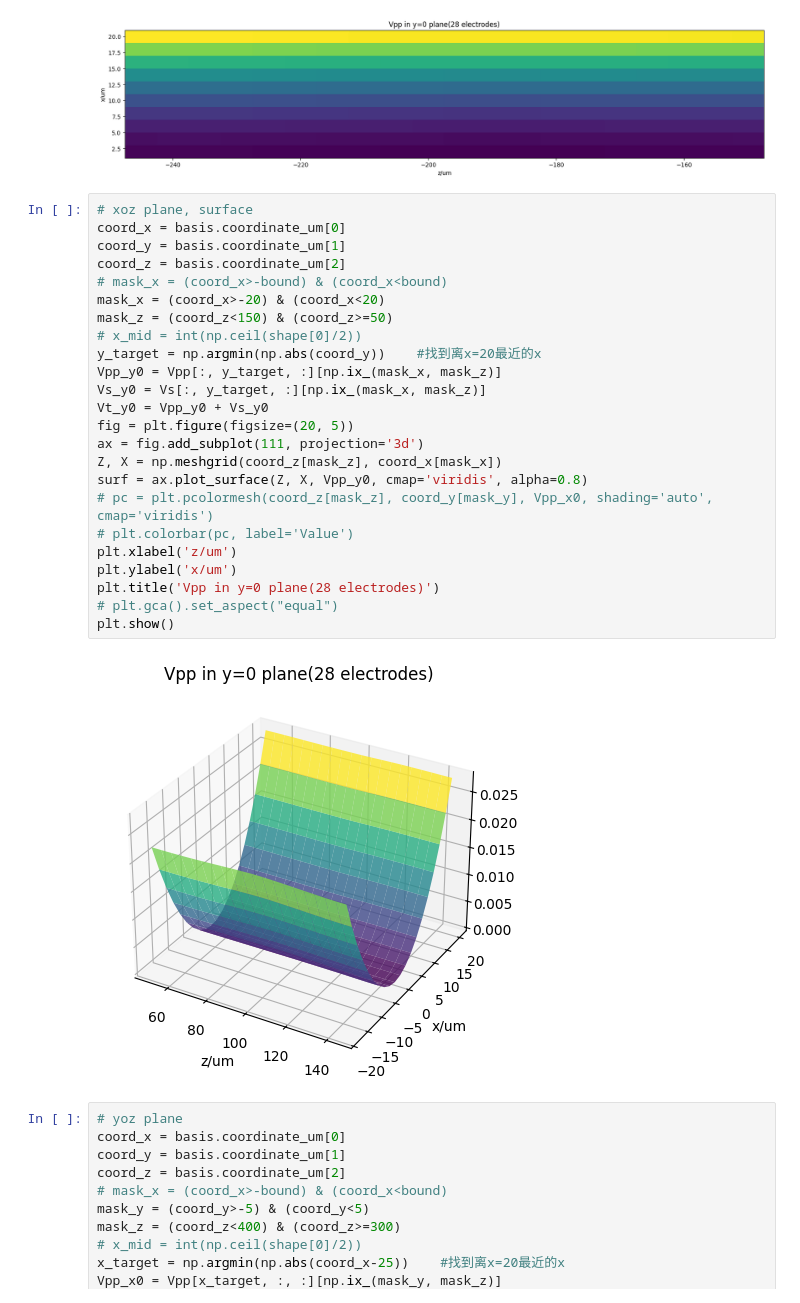
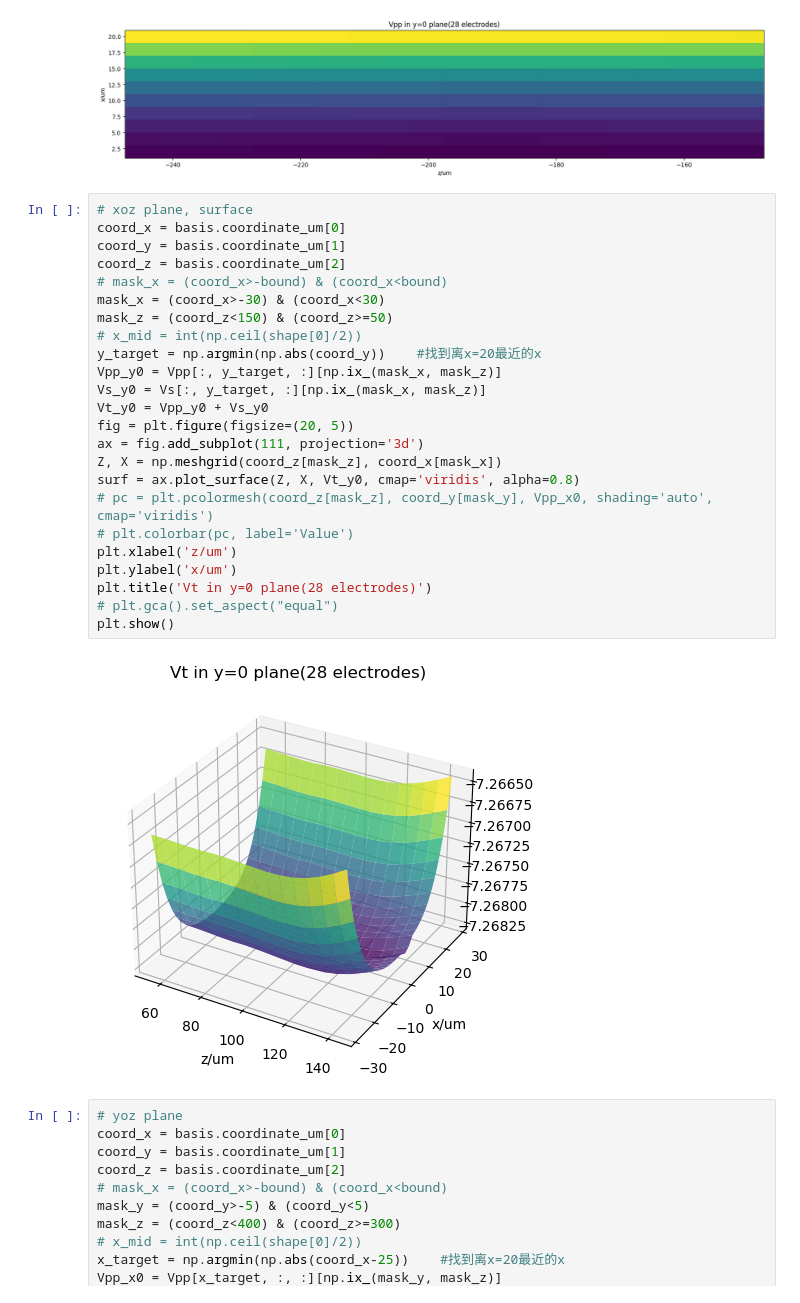
Before and after one commit to ylctql/ion-dynamic-simulation, a Jupyter notebook: src/field.ipynb, the cells around one changed output. Drawn from its saved outputs; the diff is of its cells as text.

```diff
--- a/src/field.ipynb
+++ b/src/field.ipynb
@@ -171,29 +223,29 @@ plt.show()
 # %%
 # xoz plane, surface
 coord_x = basis.coordinate_um[0]
 coord_y = basis.coordinate_um[1]
 coord_z = basis.coordinate_um[2]
 # mask_x = (coord_x>-bound) & (coord_x<bound)
-mask_x = (coord_x>-20) & (coord_x<20)
+mask_x = (coord_x>-30) & (coord_x<30)
 mask_z = (coord_z<150) & (coord_z>=50)
 # x_mid = int(np.ceil(shape[0]/2))
 y_target = np.argmin(np.abs(coord_y))    #找到离x=20最近的x
 Vpp_y0 = Vpp[:, y_target, :][np.ix_(mask_x, mask_z)]
 Vs_y0 = Vs[:, y_target, :][np.ix_(mask_x, mask_z)]
 Vt_y0 = Vpp_y0 + Vs_y0
 fig = plt.figure(figsize=(20, 5))
 ax = fig.add_subplot(111, projection='3d')
 Z, X = np.meshgrid(coord_z[mask_z], coord_x[mask_x])
-surf = ax.plot_surface(Z, X, Vpp_y0, cmap='viridis', alpha=0.8)
+surf = ax.plot_surface(Z, X, Vt_y0, cmap='viridis', alpha=0.8)
 # pc = plt.pcolormesh(coord_z[mask_z], coord_y[mask_y], Vpp_x0, shading='auto', cmap='viridis')
 # plt.colorbar(pc, label='Value')
 plt.xlabel('z/um')
 plt.ylabel('x/um')
-plt.title('Vpp in y=0 plane(28 electrodes)')
+plt.title('Vt in y=0 plane(28 electrodes)')
 # plt.gca().set_aspect("equal")
 plt.show()
 # %% [output]
-[figure, old version]
+[figure, new version]
 # %%
 # yoz plane
 coord_x = basis.coordinate_um[0]
```
Also changed, not shown: parts of 1 cell of this notebook, 16 other files.
